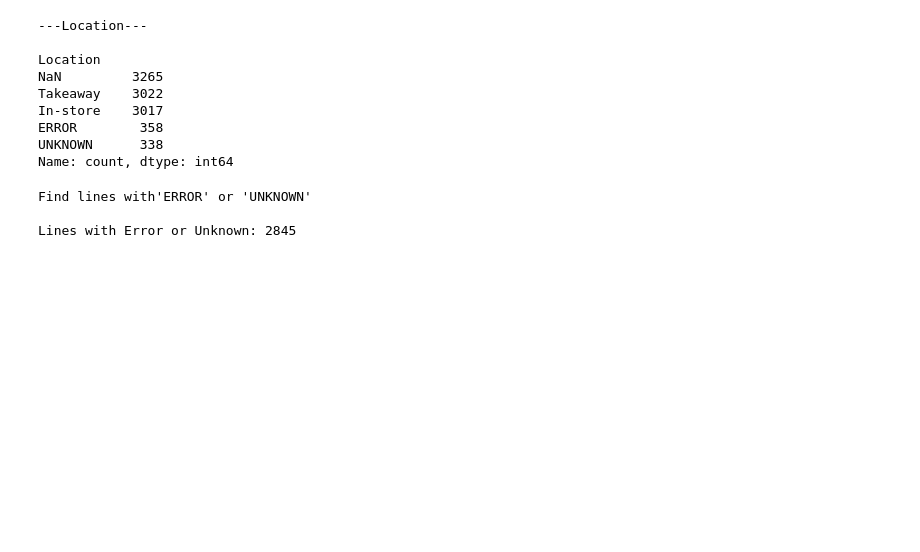
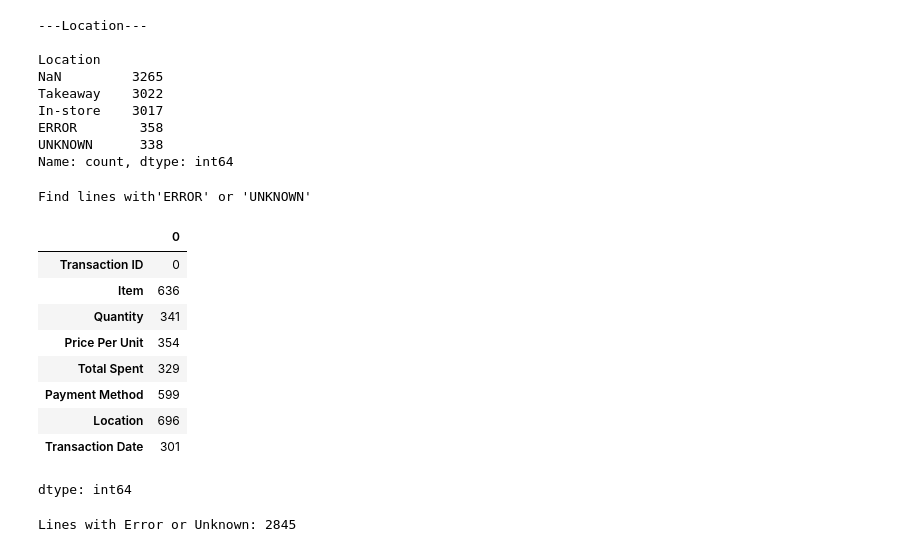
Before and after one commit to NatalieAleksandrova2026/Analysis_Cafe_Sales, a Jupyter notebook: EDA_Cafe_Sales.ipynb, the cells around one changed output. Cells and saved outputs as stored; diff of their text form; code cells hidden in the pictures; blank space fills up the shorter version.

```diff
--- a/EDA_Cafe_Sales.ipynb
+++ b/EDA_Cafe_Sales.ipynb
@@ -162,9 +162,19 @@ Name: count, dtype: int64
 # %%
 print("Find lines with'ERROR' or 'UNKNOWN'\n")
 # df.isin(['ERROR', 'UNKNOWN']).any()
+display(df.isin(['ERROR', 'UNKNOWN']).sum())
 mask_error = df.isin(['ERROR', 'UNKNOWN']).any(axis=1).sum()
 print(f'Lines with Error or Unknown: {mask_error.sum()}')
 # %% [output]
 Find lines with'ERROR' or 'UNKNOWN'
-
-Lines with Error or Unknown: 2845
+|  | 0 |
+| Transaction ID | 0 |
+| Item | 636 |
+| Quantity | 341 |
+| Price Per Unit | 354 |
+| Total Spent | 329 |
+| Payment Method | 599 |
+| Location | 696 |
+| Transaction Date | 301 |
+dtype: int64
+Lines with Error or Unknown: 2845
```
Also changed, not shown: parts of 13 cells of this notebook.
